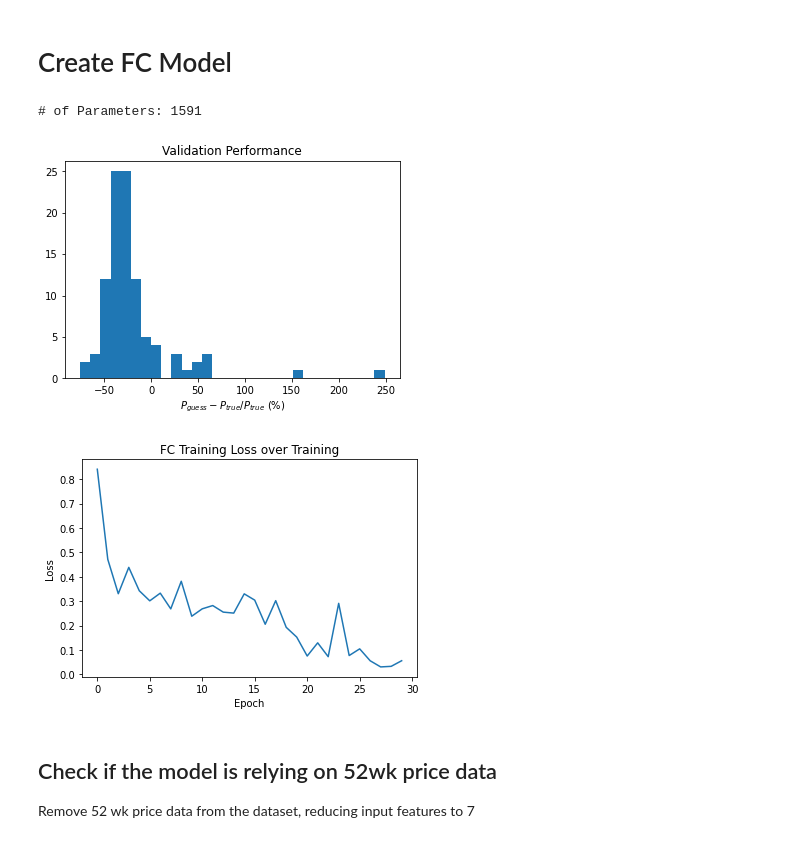
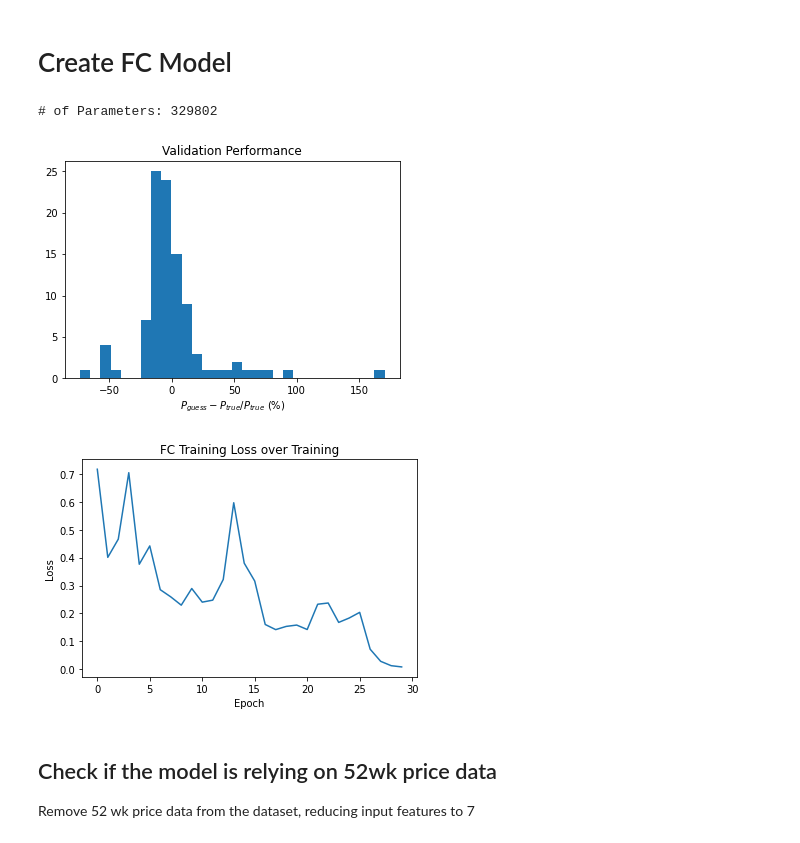
Before and after one commit to kevr35/PY580, a Jupyter notebook: FC_model/FC_firsttry.ipynb, the cells around one changed output. Saved outputs shown, nothing was run; the diff lists cells and outputs as text; code cells hidden in the pictures.

```diff
--- a/FC_model/FC_firsttry.ipynb
+++ b/FC_model/FC_firsttry.ipynb
@@ -159,8 +159,9 @@ plt.show()
 class FC_price(torch.nn.Module):
 	def __init__(self, n_features):
 		super(FC_price, self).__init__()
-		hidden1 = 50
-		hidden2 = 20
+		hidden1 = 800
+		hidden2 = 400
+		hidden3 = 200
 
 		self.FC1 = nn.Linear(n_features, hidden1)
 		self.FC2 = nn.Linear(hidden1, hidden2)
@@ -177,7 +178,7 @@ class FC_price(torch.nn.Module):
 fcprice = FC_price(10)
 print('# of Parameters:', sum([param.numel() for param in fcprice.parameters()]))
 # %% [output]
-# of Parameters: 1591
+# of Parameters: 329802
 # %%
 class finDataset(Dataset):
     def __init__(self):
@@ -225,7 +226,8 @@ mse = torch.nn.MSELoss().to(DEVICE)
 
 fcprice = FC_price(9).to(DEVICE)
 
-optimizer = optim.Adam(fcprice.parameters(), lr=0.05)
+# optimizer = optim.Adam(fcprice.parameters(), lr=0.05)
+optimizer = optim.SGD(fcprice.parameters(), lr=0.1, momentum=0.9)
 
 losses = []
 
@@ -256,35 +258,35 @@ for epoch in tqdm(range(NUM_EPOCHS)):
             prices = prices.to(DEVICE).float()
 
             target_i = np.array(prices).flatten()
             output_i = fcprice(feats)
             output_i = np.array(output_i).flatten()
             outputs = np.concatenate((outputs, output_i))
             targets = np.concatenate((targets, target_i))
     errs = (outputs-targets)/targets
     # print('Average Error', np.mean(errs))
     # plt.figure()
     plt.hist(errs*100, bins=30)
     plt.title('Validation Performance')
     plt.xlabel('$P_{guess}-P_{true}/P_{true}$ (%)')
     plt.savefig('ErrorHists/9feats_valresolution/'+str(epoch)+'_priceerror.png', dpi=300)
     plt.close()
     # plt.show()
 
 plt.figure()
 plt.hist(errs*100, bins=30)
 plt.title('Validation Performance')
 plt.xlabel('$P_{guess}-P_{true}/P_{true}$ (%)')
 plt.show()
 
 plt.figure()
 plt.plot(losses)
 plt.title('FC Training Loss over Training')
 plt.xlabel('Epoch')
 plt.ylabel('Loss')
 plt.show()
 # %% [output]
-[figure, old version]
+[figure, new version]
-[figure, old version]
+[figure, new version]
 # %% [markdown]
 ## Check if the model is relying on 52wk price data
 Remove 52 wk price data from the dataset, reducing input features to 7
```
Also changed, not shown: parts of 3 cells of this notebook, 3 other files.
